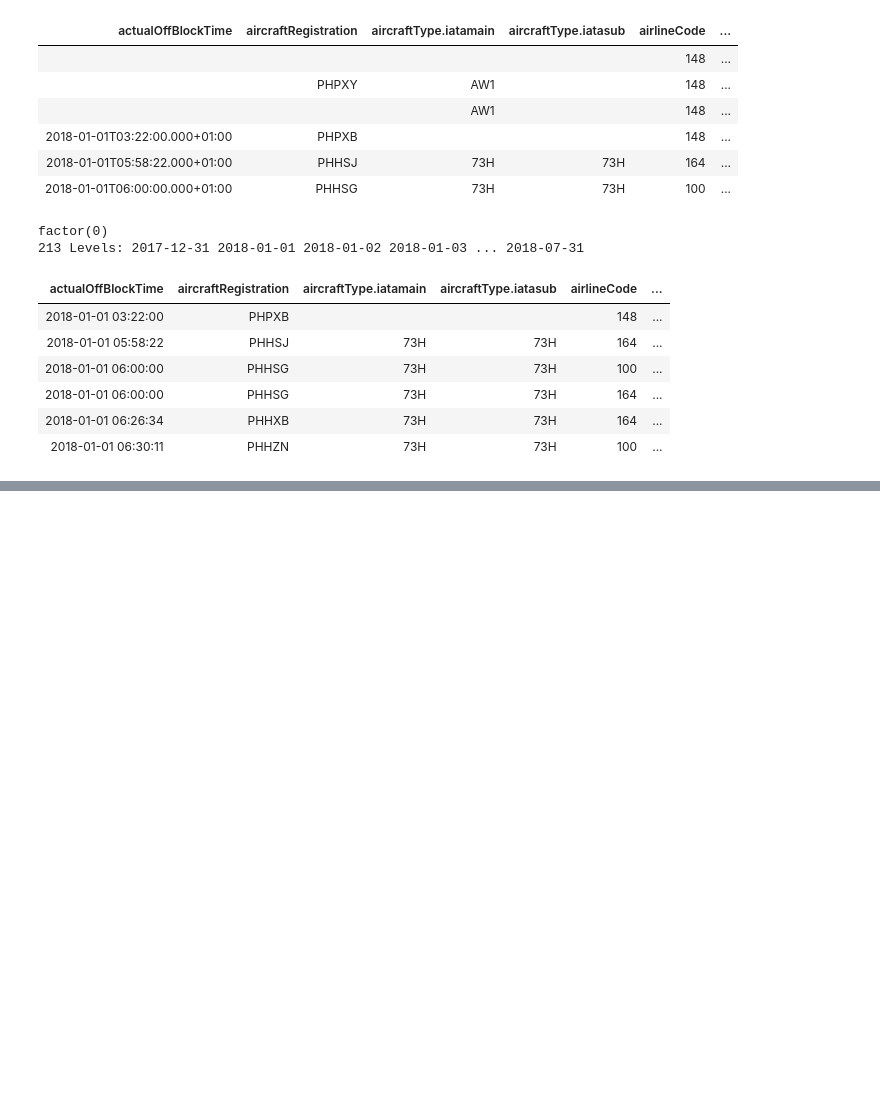
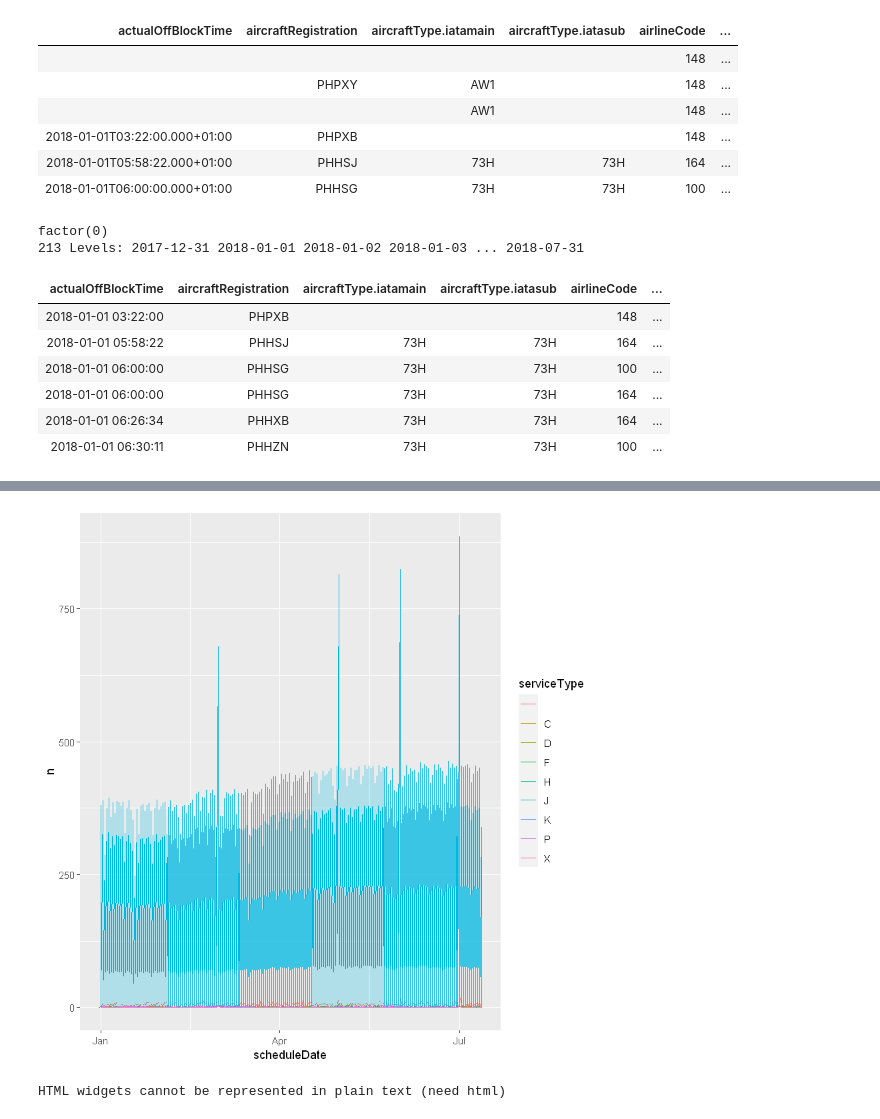
Before and after one commit to Lodewic/schiphol-assignment, a Jupyter notebook: scripts/r-explore__create_trelliscopes.ipynb, the cells around one changed output, grey strips where cells are left out. Drawn from its saved outputs; the diff is of its cells as text; code cells hidden in the pictures; blank space fills up the shorter version.

```diff
--- a/scripts/r-explore__create_trelliscopes.ipynb
+++ b/scripts/r-explore__create_trelliscopes.ipynb
@@ -84,3 +119,11 @@ df_flights2 %>% head()
+# %%
+df_flights2 %>%
+    mutate(airlineCode = replace_na(.$airlineCode, 'missing')) %>%
+    group_by(scheduleDate, airlineCode, serviceType) %>% count() %>%
+    ggplot(aes(x=scheduleDate, y=n, color=serviceType, group=serviceType)) +
+        geom_line()
+# %% [output]
+[figure, added]
 # %%
 create_delay_scatter <- function(x) {
   fig <- plot_ly(x, x = ~scheduleDateTime, y = ~scheduleDelaySeconds,
@@ -94,8 +137,14 @@ df_plotly <- df_flights2 %>%
   nest() %>%
   mutate(plotly_fig = map_plot(data, create_delay_scatter))
 
-kek <- df_plotly %>% trelliscope(name="Delays Type/Airline", path="trelliscopes")
+df_plotly %>% head(10) %>% trelliscope(name="Delays Type/Airline", path="./trelliscopes", self_contained=FALSE)
 
-df_flights2 %>% head(10000) %>%
-    ggplot(data=., aes(x=scheduleDateTime, y=scheduleDelaySeconds)) + geom_point() +
-    facet_trelliscope(~serviceType + airlineCode, path="trelliscopes", name="flights", as_plotly=TRUE)
+
+# df_plotly <- df_flights2 %>%
+#   group_by(aircraftRegistration) %>%
+#   nest() %>%
+#   mutate(plotly_fig = map_plot(data, create_delay_scatter))
+
+# df_plotly %>% trelliscope(name="Delays aircraftRegistration", path="trelliscopes")
+# %% [output]
+HTML widgets cannot be represented in plain text (need html)
```
Also changed, not shown: parts of 4 cells of this notebook.
